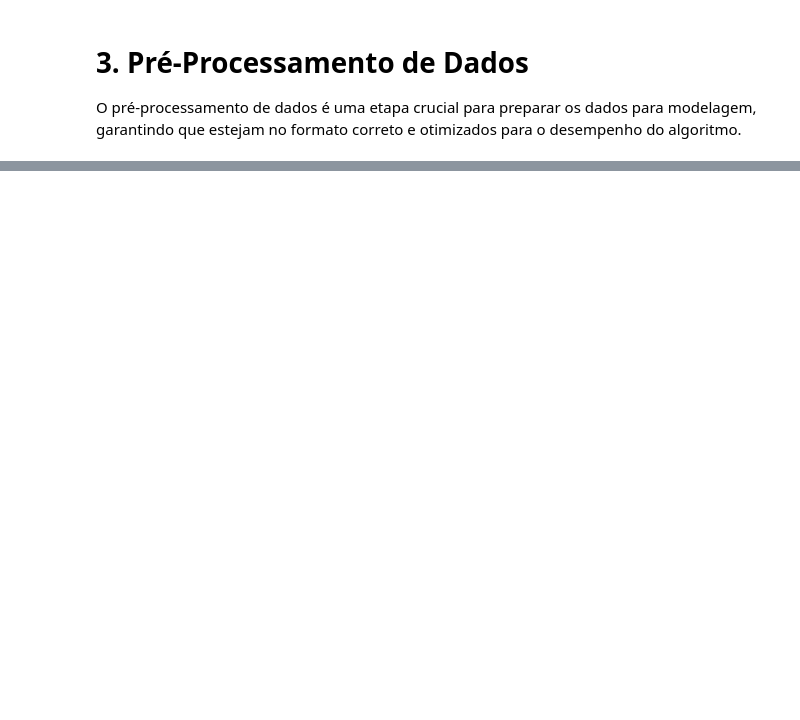
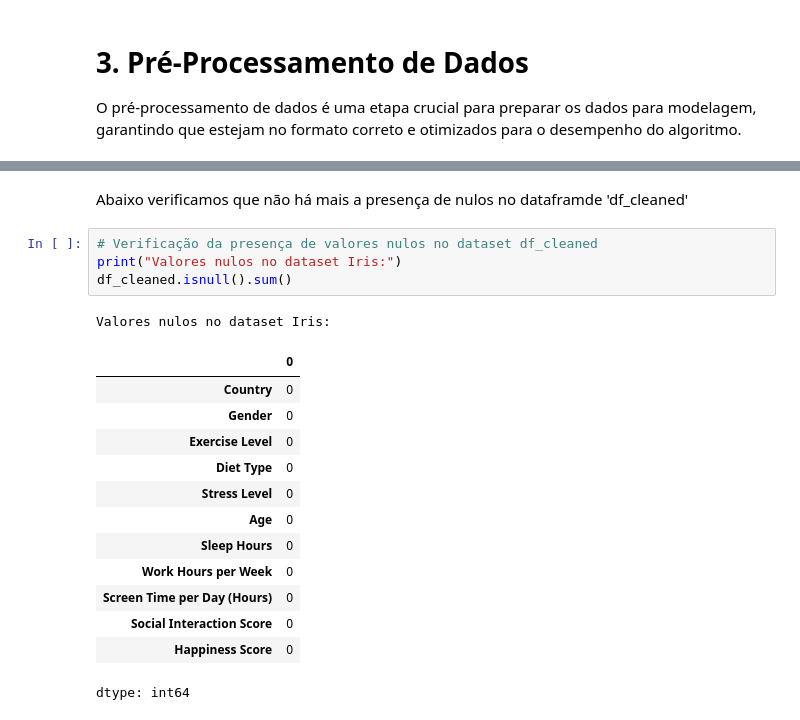
Before and after one commit to hugocfrias/MVP-Machine-Learning, a Jupyter notebook: MVP_Machine_Learning.ipynb, the cells around one changed output, grey strips where cells are left out. Drawn from its saved outputs; the diff is of its cells as text; blank space fills up the shorter version.

```diff
--- a/MVP_Machine_Learning.ipynb
+++ b/MVP_Machine_Learning.ipynb
@@ -135,0 +182,21 @@ O pré-processamento de dados é uma etapa crucial para preparar os dados para m
+# %% [markdown]
+Abaixo verificamos que não há mais a presença de nulos no dataframde 'df_cleaned'
+# %%
+# Verificação da presença de valores nulos no dataset df_cleaned
+print("Valores nulos no dataset Iris:")
+df_cleaned.isnull().sum()
+# %% [output]
+Valores nulos no dataset Iris:
+|  | 0 |
+| Country | 0 |
+| Gender | 0 |
+| Exercise Level | 0 |
+| Diet Type | 0 |
+| Stress Level | 0 |
+| Age | 0 |
+| Sleep Hours | 0 |
+| Work Hours per Week | 0 |
+| Screen Time per Day (Hours) | 0 |
+| Social Interaction Score | 0 |
+| Happiness Score | 0 |
+dtype: int64
```
Also changed, not shown: parts of 7 cells of this notebook.
